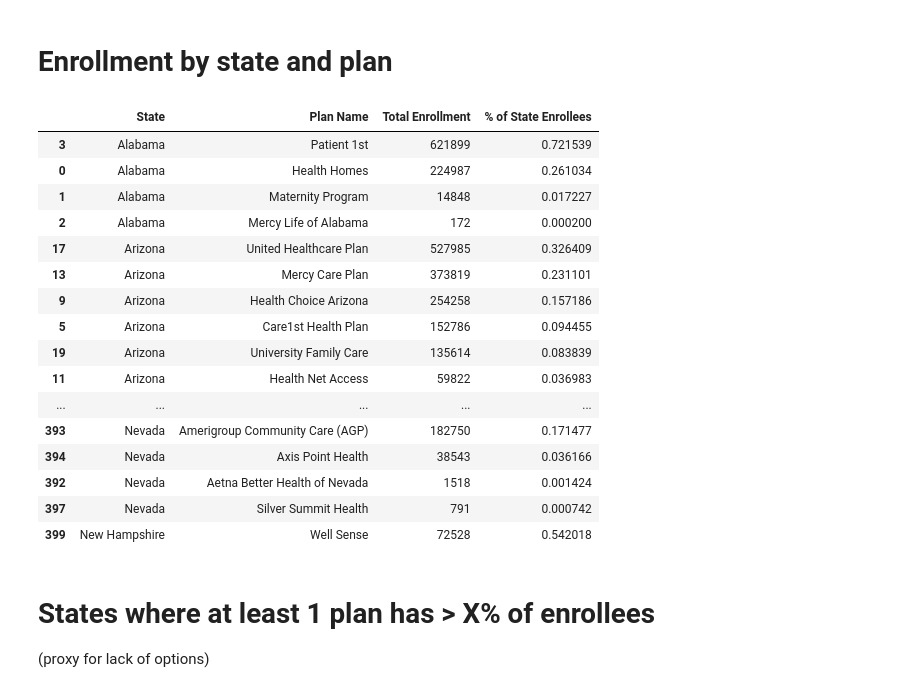
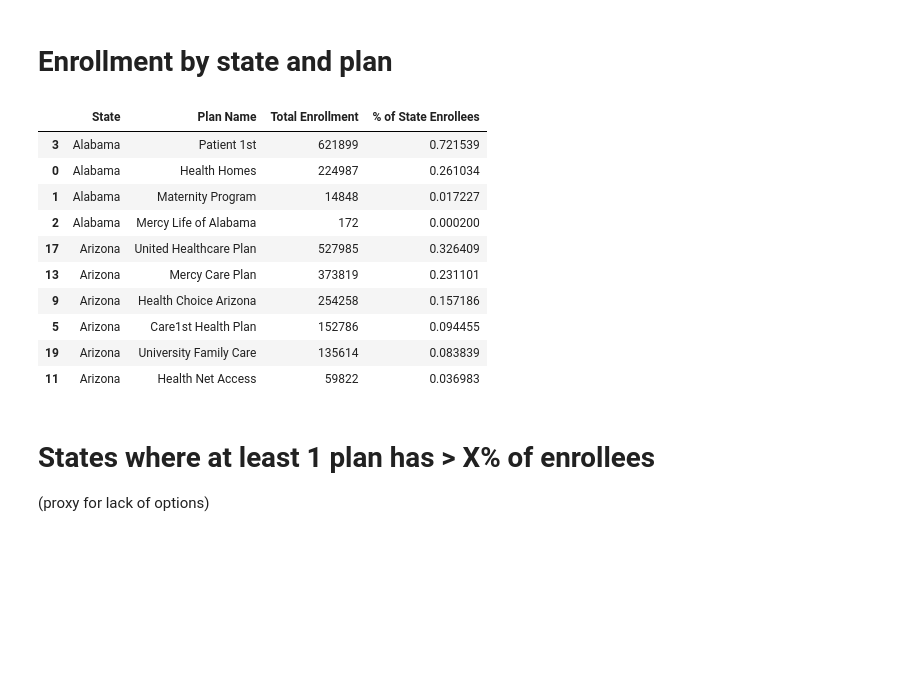
Before and after one commit to paulzuradzki/mcaid-mco-enrollment-data, a Jupyter notebook: Managed Care Enrollment by Program and Plan.ipynb, the cells around one changed output. Saved outputs shown, nothing was run; the diff lists cells and outputs as text; code cells hidden in the pictures; blank space fills up the shorter version.

```diff
--- a/Managed Care Enrollment by Program and Plan.ipynb
+++ b/Managed Care Enrollment by Program and Plan.ipynb
@@ -61,25 +61,20 @@ grp['% of State Enrollees'] = grp / grp2
 # %%
 # enrollment by state and plan
 report = grp.reset_index().sort_values(['State', 'Total Enrollment'], ascending=[True, False])
-report
+
+report.head(10)
 # %% [output]
 |  | State | Plan Name | Total Enrollment | % of State Enrollees |
 | 3 | Alabama | Patient 1st | 621899 | 0.721539 |
 | 0 | Alabama | Health Homes | 224987 | 0.261034 |
 | 1 | Alabama | Maternity Program | 14848 | 0.017227 |
 | 2 | Alabama | Mercy Life of Alabama | 172 | 0.000200 |
 | 17 | Arizona | United Healthcare Plan | 527985 | 0.326409 |
 | 13 | Arizona | Mercy Care Plan | 373819 | 0.231101 |
 | 9 | Arizona | Health Choice Arizona | 254258 | 0.157186 |
 | 5 | Arizona | Care1st Health Plan | 152786 | 0.094455 |
 | 19 | Arizona | University Family Care | 135614 | 0.083839 |
 | 11 | Arizona | Health Net Access | 59822 | 0.036983 |
-| ... | ... | ... | ... | ... |
-| 393 | Nevada | Amerigroup Community Care (AGP) | 182750 | 0.171477 |
-| 394 | Nevada | Axis Point Health | 38543 | 0.036166 |
-| 392 | Nevada | Aetna Better Health of Nevada | 1518 | 0.001424 |
-| 397 | Nevada | Silver Summit Health | 791 | 0.000742 |
-| 399 | New Hampshire | Well Sense | 72528 | 0.542018 |
 # %% [markdown]
 # States where at least 1 plan has > X% of enrollees
 
```
Also changed, not shown: parts of 1 cell of this notebook.
